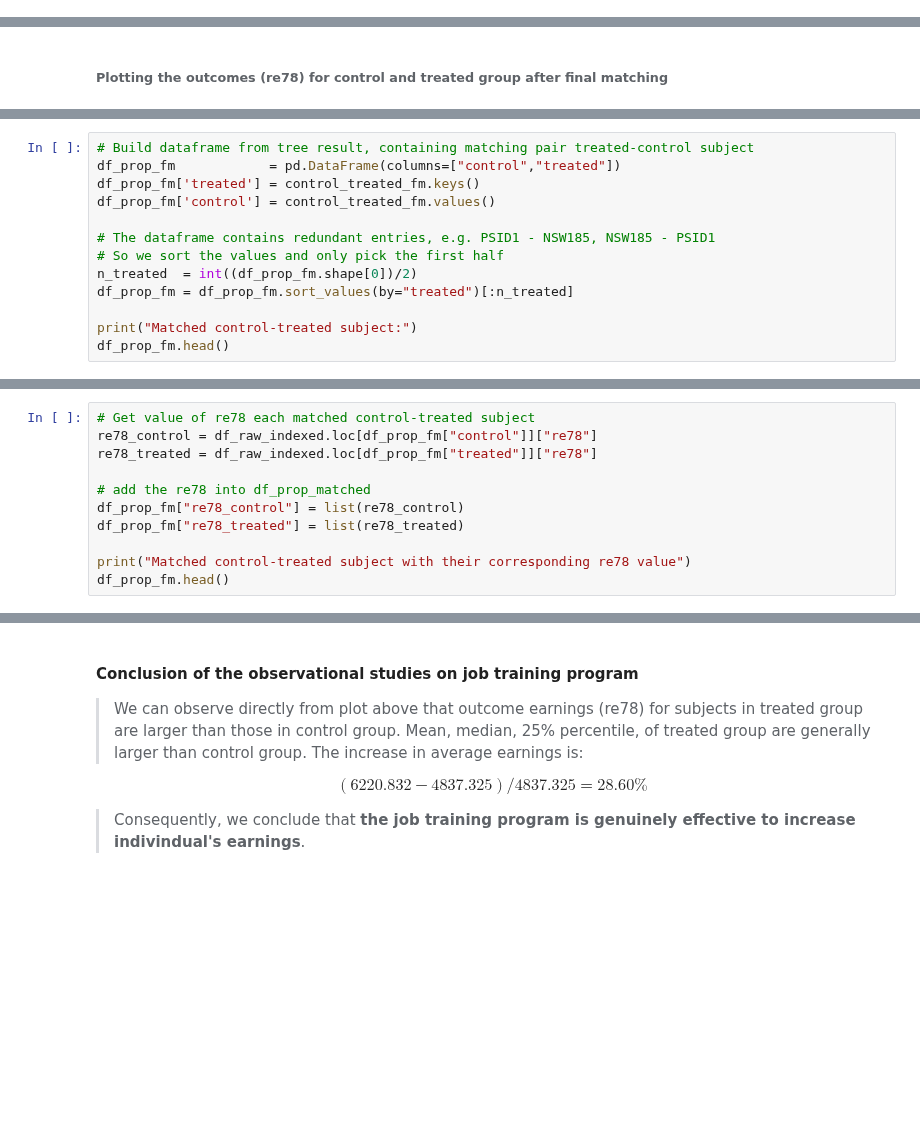
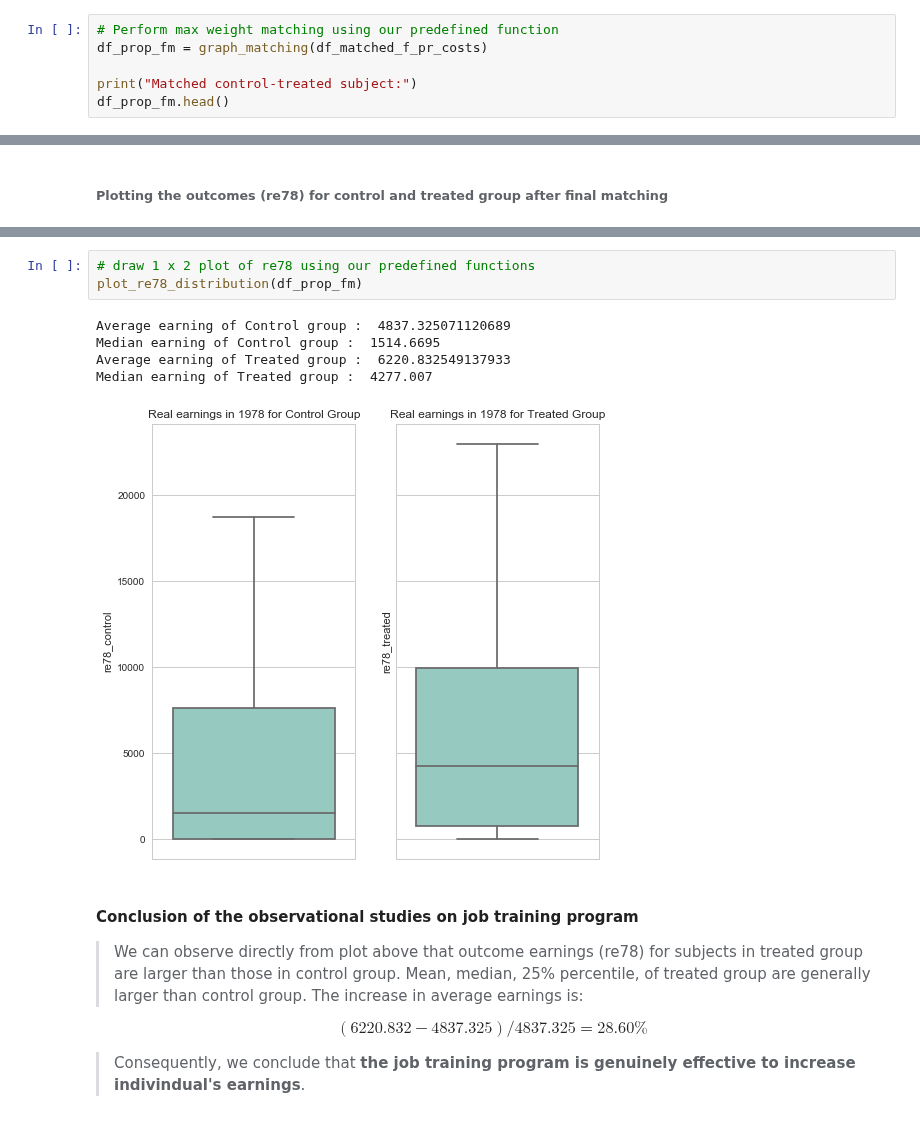
Before and after one commit to sanadhis/ADA-2017, a Jupyter notebook: 04 - Applied ML/Homework04.ipynb, the cells around one changed output, grey strips where cells are left out. Saved outputs shown, nothing was run; the diff lists cells and outputs as text; blank space fills up the shorter version.

```diff
--- a/04 - Applied ML/Homework04.ipynb
+++ b/04 - Applied ML/Homework04.ipynb
@@ -810,0 +832,6 @@ Matched control-treated subject:
+# %%
+# Perform max weight matching using our predefined function
+df_prop_fm = graph_matching(df_matched_f_pr_costs)
+
+print("Matched control-treated subject:")
+df_prop_fm.head()
@@ -1411,13 +976,0 @@ control_treated_fm = nx.max_weight_matching(G, maxcardinality=True)
-# %%
-# Build dataframe from tree result, containing matching pair treated-control subject
-df_prop_fm            = pd.DataFrame(columns=["control","treated"])
-df_prop_fm['treated'] = control_treated_fm.keys()
-df_prop_fm['control'] = control_treated_fm.values()
-
-# The dataframe contains redundant entries, e.g. PSID1 - NSW185, NSW185 - PSID1
-# So we sort the values and only pick the first half
-n_treated  = int((df_prop_fm.shape[0])/2)
-df_prop_fm = df_prop_fm.sort_values(by="treated")[:n_treated]
-
-print("Matched control-treated subject:")
-df_prop_fm.head()
@@ -1435,11 +976,0 @@ Finally, we add corresponding values of re78 to each pair of control-treated sub
-# %%
-# Get value of re78 each matched control-treated subject
-re78_control = df_raw_indexed.loc[df_prop_fm["control"]]["re78"]
-re78_treated = df_raw_indexed.loc[df_prop_fm["treated"]]["re78"]
-
-# add the re78 into df_prop_matched
-df_prop_fm["re78_control"] = list(re78_control)
-df_prop_fm["re78_treated"] = list(re78_treated)
-
-print("Matched control-treated subject with their corresponding re78 value")
-df_prop_fm.head()
@@ -1687,3 +977,12 @@ Median earning of Treated group:  4277.007
+# %%
+# draw 1 x 2 plot of re78 using our predefined functions
+plot_re78_distribution(df_prop_fm)
+# %% [output]
+Average earning of Control group :  4837.325071120689
+Median earning of Control group :  1514.6695
+Average earning of Treated group :  6220.832549137933
+Median earning of Treated group :  4277.007
+[figure, added]
 # %% [markdown]
 #### Conclusion of the observational studies on job training program
 > We can observe directly from plot above that outcome earnings (re78) for subjects in treated group are larger than those in control group. Mean, median, 25% percentile, of treated group are generally larger than control group. The increase in average earnings is:
```
Also changed, not shown: parts of 112 cells of this notebook.
